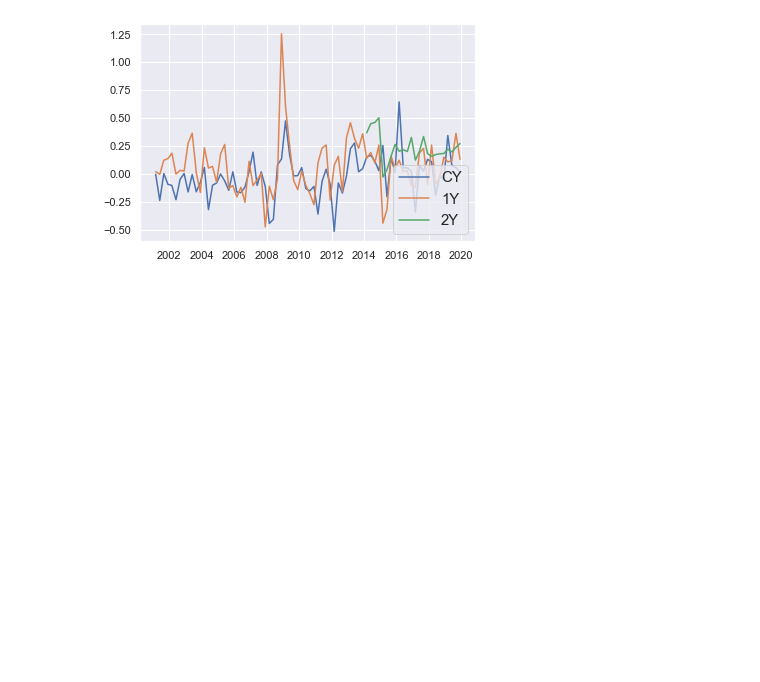
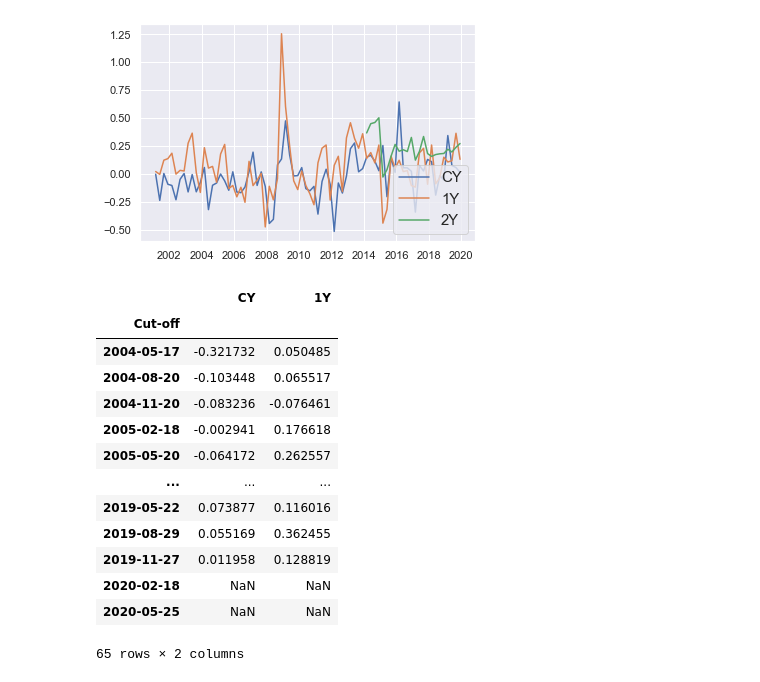
Before and after one commit to geri310/ECB_FG_GMM_approach_MSc_Thesis, a Jupyter notebook: ecb_proj.ipynb, the cells around one changed output. Cells and saved outputs as stored; diff of their text form; code cells hidden in the pictures; blank space fills up the shorter version.

```diff
--- a/ecb_proj.ipynb
+++ b/ecb_proj.ipynb
@@ -175,3 +175,29 @@ plt.legend(list(proj_diff), ncol=1, loc='lower right', fontsize=15)
 [figure]
 # %%
 proj_diff.to_pickle('ecbdiffhicp.pkl')
+# %%
+datesecb = pd.read_excel('ecb_dates.xlsx')
+datesecb.index = datesecb['ECB forecast']
+ecbgdp = pd.read_pickle('ecbdiffhicp.pkl')
+ecbgdp = pd.concat([ecbgdp, datesecb], axis = 1)
+ecbgdp = ecbgdp.dropna(subset=['Cut-off'])
+ecbgdp.index = ecbgdp['Cut-off']
+ecbgdp = ecbgdp.drop(['2Y','ECB forecast', 'Cut-off'], axis = 1)
+ecbgdp.to_pickle('ecbnew_hicp.pkl')
+# %%
+ecbgdp
+# %% [output]
+|  | CY | 1Y |
+| Cut-off |  |  |
+| 2004-05-17 | -0.321732 | 0.050485 |
+| 2004-08-20 | -0.103448 | 0.065517 |
+| 2004-11-20 | -0.083236 | -0.076461 |
+| 2005-02-18 | -0.002941 | 0.176618 |
+| 2005-05-20 | -0.064172 | 0.262557 |
+| ... | ... | ... |
+| 2019-05-22 | 0.073877 | 0.116016 |
+| 2019-08-29 | 0.055169 | 0.362455 |
+| 2019-11-27 | 0.011958 | 0.128819 |
+| 2020-02-18 | NaN | NaN |
+| 2020-05-25 | NaN | NaN |
+65 rows × 2 columns
```
Also changed, not shown: parts of 2 cells of this notebook, 4 other files.
